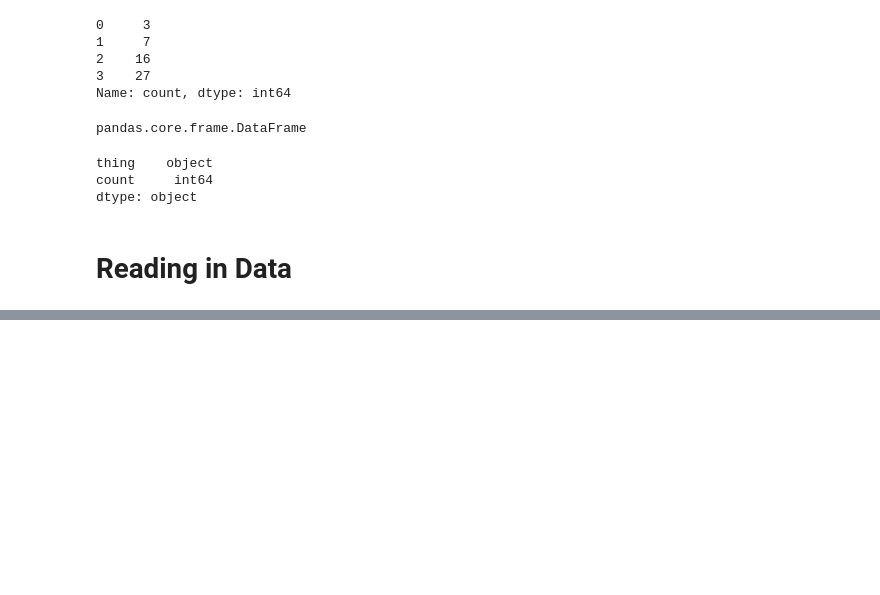
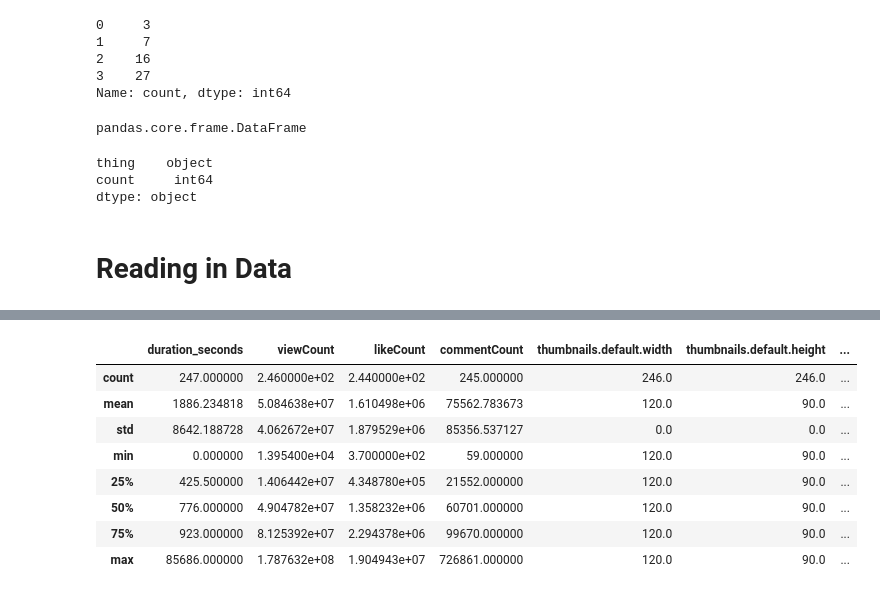
Before and after one commit to majogamit/Intro-to-Pandas, a Jupyter notebook: simple-intro-to-pandas.ipynb, the cells around one changed output, grey strips where cells are left out. Saved outputs shown, nothing was run; the diff lists cells and outputs as text; code cells hidden in the pictures; blank space fills up the shorter version.

```diff
--- a/simple-intro-to-pandas.ipynb
+++ b/simple-intro-to-pandas.ipynb
@@ -136,0 +183,12 @@ df = pd.read_csv('../input/mr-beast-youtube-video-statistics/MrBeast_youtube_sta
+# %%
+df.describe()
+# %% [output]
+|  | duration_seconds | viewCount | likeCount | commentCount | thumbnails.default.width | thumbnails.default.height | ... |
+| count | 247.000000 | 2.460000e+02 | 2.440000e+02 | 245.000000 | 246.0 | 246.0 | ... |
+| mean | 1886.234818 | 5.084638e+07 | 1.610498e+06 | 75562.783673 | 120.0 | 90.0 | ... |
+| std | 8642.188728 | 4.062672e+07 | 1.879529e+06 | 85356.537127 | 0.0 | 0.0 | ... |
+| min | 0.000000 | 1.395400e+04 | 3.700000e+02 | 59.000000 | 120.0 | 90.0 | ... |
+| 25% | 425.500000 | 1.406442e+07 | 4.348780e+05 | 21552.000000 | 120.0 | 90.0 | ... |
+| 50% | 776.000000 | 4.904782e+07 | 1.358232e+06 | 60701.000000 | 120.0 | 90.0 | ... |
+| 75% | 923.000000 | 8.125392e+07 | 2.294378e+06 | 99670.000000 | 120.0 | 90.0 | ... |
+| max | 85686.000000 | 1.787632e+08 | 1.904943e+07 | 726861.000000 | 120.0 | 90.0 | ... |
```
Also changed, not shown: parts of 5 cells of this notebook.
